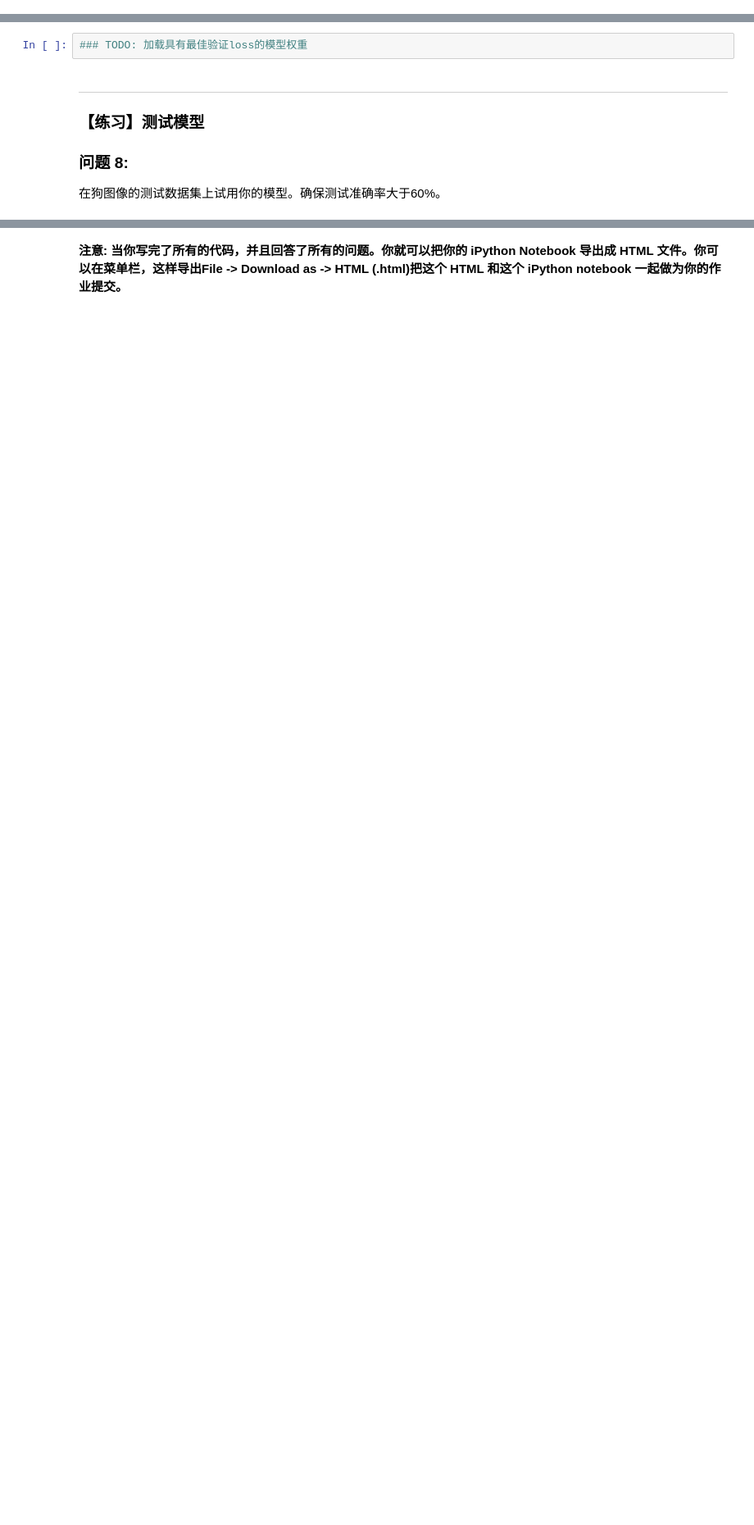
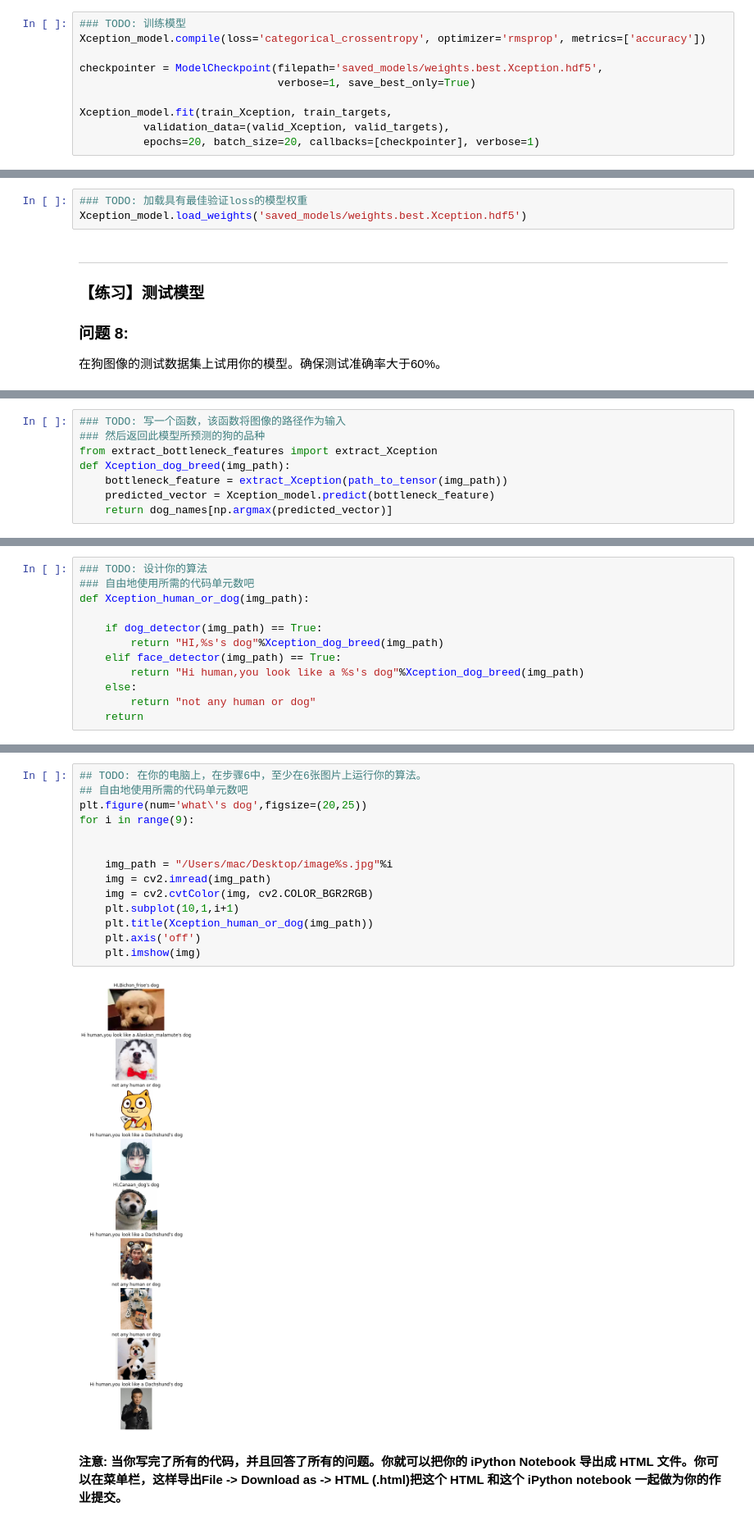
Before and after one commit to willgiton/dog_app, a Jupyter notebook: dog_app-cn.ipynb, the cells around one changed output, grey strips where cells are left out. Shown at 82% size. Cells and saved outputs as stored; diff of their text form; blank space fills up the shorter version.

```diff
--- a/dog_app-cn.ipynb
+++ b/dog_app-cn.ipynb
@@ -551,0 +671,10 @@ __回答:__
+# %%
+### TODO: 训练模型
+Xception_model.compile(loss='categorical_crossentropy', optimizer='rmsprop', metrics=['accuracy'])
+
+checkpointer = ModelCheckpoint(filepath='saved_models/weights.best.Xception.hdf5',
+                               verbose=1, save_best_only=True)
+
+Xception_model.fit(train_Xception, train_targets,
+          validation_data=(valid_Xception, valid_targets),
+          epochs=20, batch_size=20, callbacks=[checkpointer], verbose=1)
@@ -552,5 +700,6 @@ __回答:__
 # %%
 ### TODO: 加载具有最佳验证loss的模型权重
+Xception_model.load_weights('saved_models/weights.best.Xception.hdf5')
 # %% [markdown]
 ---
 
@@ -590,3 +741,11 @@ __回答:__
+# %%
+### TODO: 写一个函数，该函数将图像的路径作为输入
+### 然后返回此模型所预测的狗的品种
+from extract_bottleneck_features import extract_Xception
+def Xception_dog_breed(img_path):
+    bottleneck_feature = extract_Xception(path_to_tensor(img_path))
+    predicted_vector = Xception_model.predict(bottleneck_feature)
+    return dog_names[np.argmax(predicted_vector)]
 # %% [markdown]
 ---
 
@@ -623,3 +779,15 @@ __回答:__
+# %%
+### TODO: 设计你的算法
+### 自由地使用所需的代码单元数吧
+def Xception_human_or_dog(img_path):
+
+    if dog_detector(img_path) == True:
+        return "HI,%s's dog"%Xception_dog_breed(img_path)
+    elif face_detector(img_path) == True:
+        return "Hi human,you look like a %s's dog"%Xception_dog_breed(img_path)
+    else:
+        return "not any human or dog"
+    return
 # %% [markdown]
 ---
 <a id='step7'></a>
@@ -643,2 +814,18 @@ __回答:__
+# %%
+## TODO: 在你的电脑上，在步骤6中，至少在6张图片上运行你的算法。
+## 自由地使用所需的代码单元数吧
+plt.figure(num='what\'s dog',figsize=(20,25))
+for i in range(9):
+
+
+    img_path = "/Users/mac/Desktop/image%s.jpg"%i
+    img = cv2.imread(img_path)
+    img = cv2.cvtColor(img, cv2.COLOR_BGR2RGB)
+    plt.subplot(10,1,i+1)
+    plt.title(Xception_human_or_dog(img_path))
+    plt.axis('off')
+    plt.imshow(img)
+# %% [output]
+[figure, added]
 # %% [markdown]
 **注意: 当你写完了所有的代码，并且回答了所有的问题。你就可以把你的 iPython Notebook 导出成 HTML 文件。你可以在菜单栏，这样导出File -> Download as -> HTML (.html)把这个 HTML 和这个 iPython notebook 一起做为你的作业提交。**
```
Also changed, not shown: parts of 31 cells of this notebook, 1 other file.
